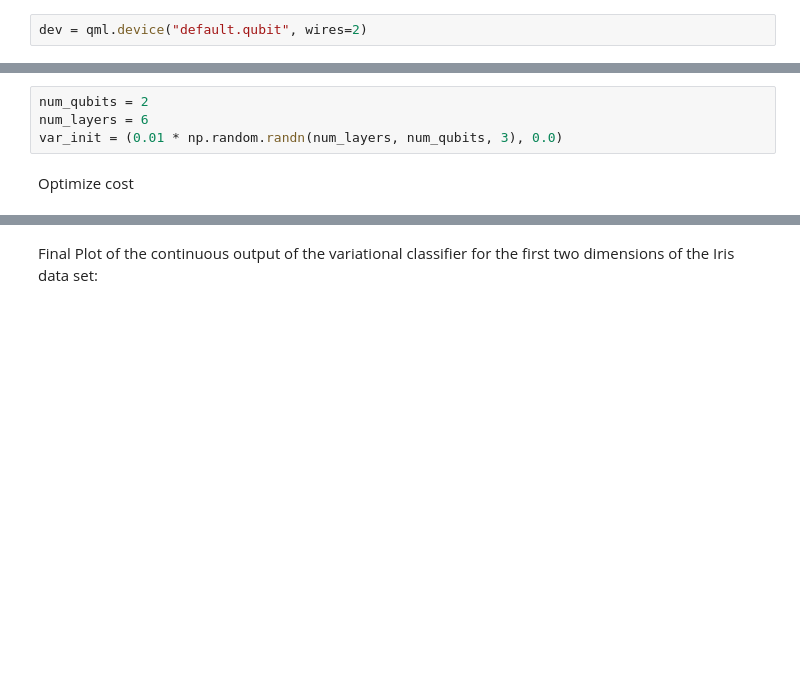
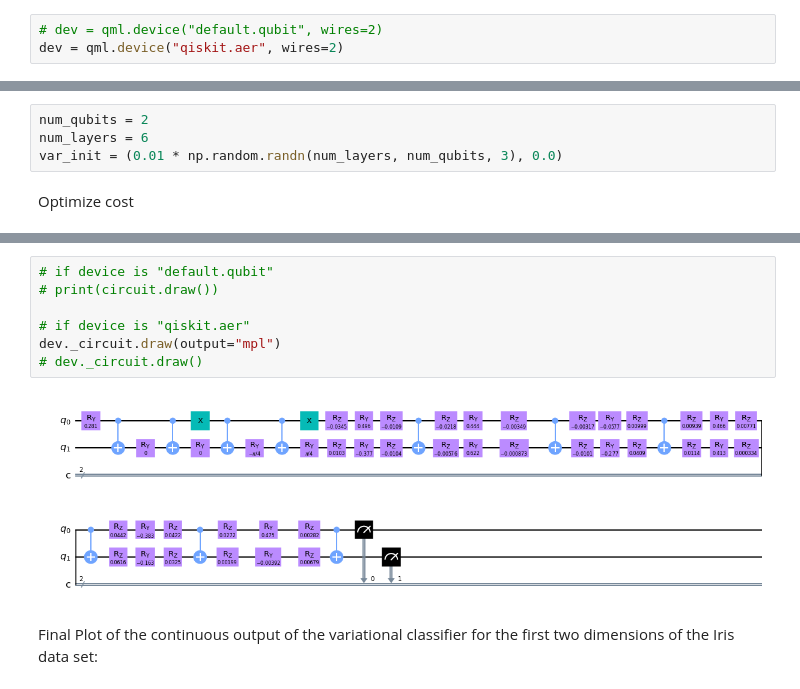
Before and after one commit to RicardoMonteiroSimoes/ZHAW_PAHS212, a Jupyter notebook: jupyter/pennylane_iris.ipynb, the cells around one changed output, grey strips where cells are left out. Saved outputs shown, nothing was run; the diff lists cells and outputs as text; blank space fills up the shorter version.

```diff
--- a/jupyter/pennylane_iris.ipynb
+++ b/jupyter/pennylane_iris.ipynb
@@ -12,5 +19,6 @@ from pennylane.optimize import NesterovMomentumOptimizer
 # %% [markdown]
 Create quantum device
 # %%
-dev = qml.device("default.qubit", wires=2)
+# dev = qml.device("default.qubit", wires=2)
+dev = qml.device("qiskit.aer", wires=2)
 # %% [markdown]
@@ -255,3 +273,12 @@ Iter:    60 | Cost: 0.3297071 | Acc train: 1.0000000 | Acc validation: 1.0000000
+# %%
+# if device is "default.qubit"
+# print(circuit.draw())
+
+# if device is "qiskit.aer"
+dev._circuit.draw(output="mpl")
+# dev._circuit.draw()
+# %% [output]
+[figure, added]
 # %% [markdown]
 Final Plot of the continuous output of the variational classifier for the first two dimensions of the Iris data set:
 # %%
```
Also changed, not shown: parts of 8 cells of this notebook, 4 other files.
